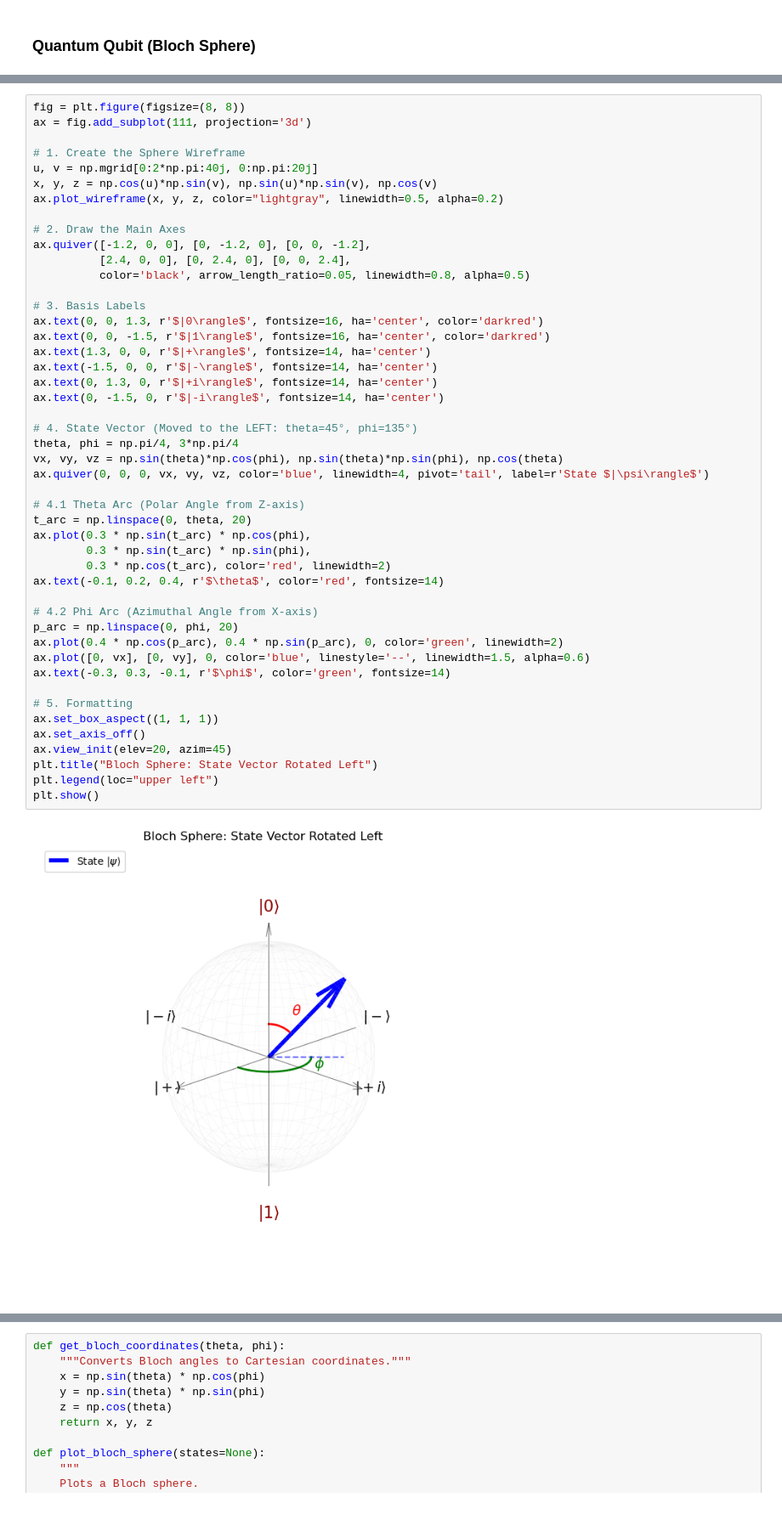
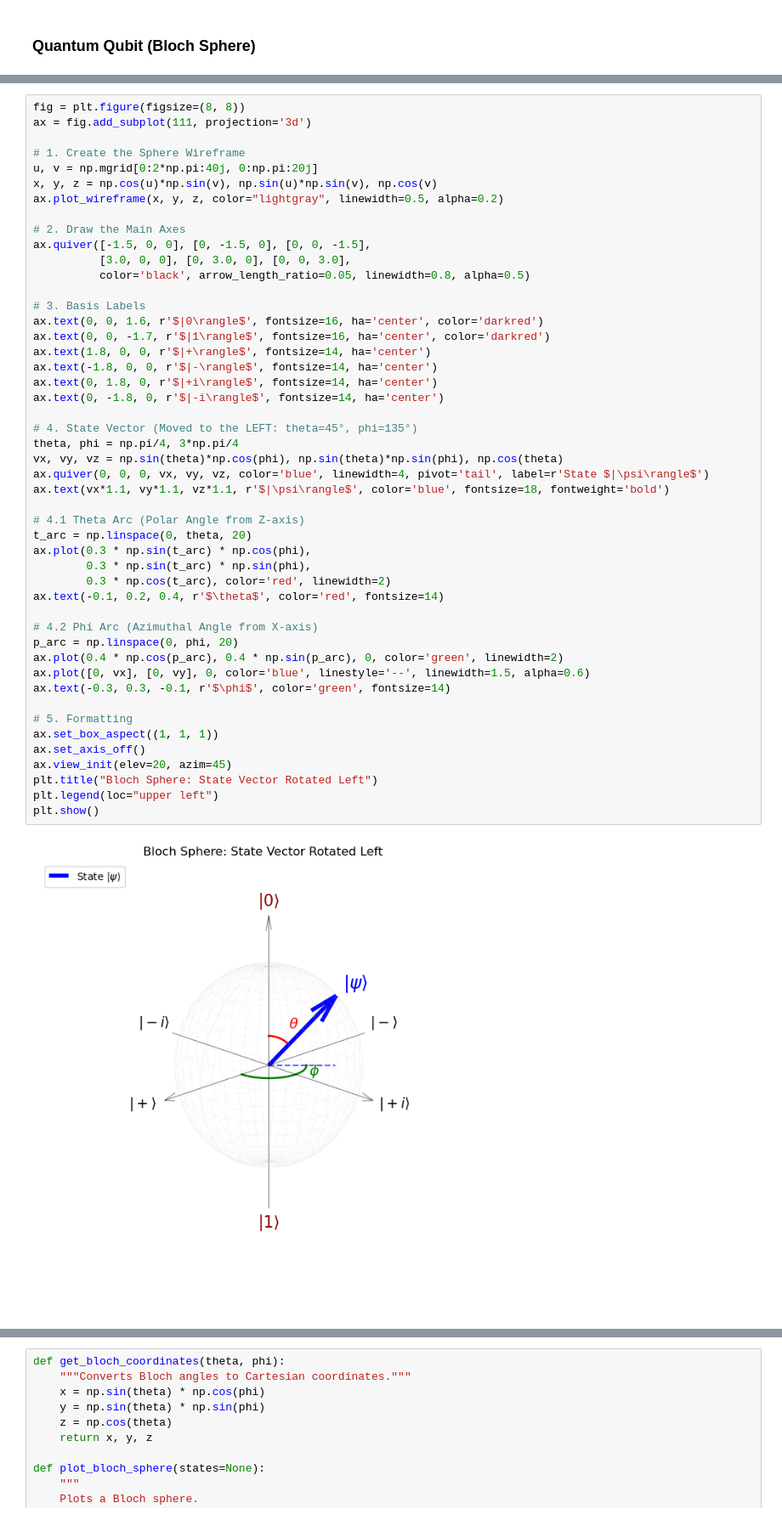
Before and after one commit to liliIvanova/SoftUniCources, a Jupyter notebook: Math_Concepts_for_Developers/Project/ML-DSA_Project.ipynb, the cells around one changed output, grey strips where cells are left out. Shown at 85% size. Cells and saved outputs as stored; diff of their text form.

Commit message:
Updated qubit chapter
Qubit graphic and the Qubit chapter partially.

```diff
--- a/Math_Concepts_for_Developers/Project/ML-DSA_Project.ipynb
+++ b/Math_Concepts_for_Developers/Project/ML-DSA_Project.ipynb
@@ -566,43 +570,44 @@ x, y, z = np.cos(u)*np.sin(v), np.sin(u)*np.sin(v), np.cos(v)
 ax.plot_wireframe(x, y, z, color="lightgray", linewidth=0.5, alpha=0.2)
 
 # 2. Draw the Main Axes
-ax.quiver([-1.2, 0, 0], [0, -1.2, 0], [0, 0, -1.2],
-          [2.4, 0, 0], [0, 2.4, 0], [0, 0, 2.4],
+ax.quiver([-1.5, 0, 0], [0, -1.5, 0], [0, 0, -1.5],
+          [3.0, 0, 0], [0, 3.0, 0], [0, 0, 3.0],
           color='black', arrow_length_ratio=0.05, linewidth=0.8, alpha=0.5)
 
 # 3. Basis Labels
-ax.text(0, 0, 1.3, r'$|0\rangle$', fontsize=16, ha='center', color='darkred')
-ax.text(0, 0, -1.5, r'$|1\rangle$', fontsize=16, ha='center', color='darkred')
-ax.text(1.3, 0, 0, r'$|+\rangle$', fontsize=14, ha='center')
-ax.text(-1.5, 0, 0, r'$|-\rangle$', fontsize=14, ha='center')
-ax.text(0, 1.3, 0, r'$|+i\rangle$', fontsize=14, ha='center')
-ax.text(0, -1.5, 0, r'$|-i\rangle$', fontsize=14, ha='center')
+ax.text(0, 0, 1.6, r'$|0\rangle$', fontsize=16, ha='center', color='darkred')
+ax.text(0, 0, -1.7, r'$|1\rangle$', fontsize=16, ha='center', color='darkred')
+ax.text(1.8, 0, 0, r'$|+\rangle$', fontsize=14, ha='center')
+ax.text(-1.8, 0, 0, r'$|-\rangle$', fontsize=14, ha='center')
+ax.text(0, 1.8, 0, r'$|+i\rangle$', fontsize=14, ha='center')
+ax.text(0, -1.8, 0, r'$|-i\rangle$', fontsize=14, ha='center')
 
 # 4. State Vector (Moved to the LEFT: theta=45°, phi=135°)
 theta, phi = np.pi/4, 3*np.pi/4
 vx, vy, vz = np.sin(theta)*np.cos(phi), np.sin(theta)*np.sin(phi), np.cos(theta)
 ax.quiver(0, 0, 0, vx, vy, vz, color='blue', linewidth=4, pivot='tail', label=r'State $|\psi\rangle$')
+ax.text(vx*1.1, vy*1.1, vz*1.1, r'$|\psi\rangle$', color='blue', fontsize=18, fontweight='bold')
 
 # 4.1 Theta Arc (Polar Angle from Z-axis)
 t_arc = np.linspace(0, theta, 20)
 ax.plot(0.3 * np.sin(t_arc) * np.cos(phi),
         0.3 * np.sin(t_arc) * np.sin(phi),
         0.3 * np.cos(t_arc), color='red', linewidth=2)
 ax.text(-0.1, 0.2, 0.4, r'$\theta$', color='red', fontsize=14)
 
 # 4.2 Phi Arc (Azimuthal Angle from X-axis)
 p_arc = np.linspace(0, phi, 20)
 ax.plot(0.4 * np.cos(p_arc), 0.4 * np.sin(p_arc), 0, color='green', linewidth=2)
 ax.plot([0, vx], [0, vy], 0, color='blue', linestyle='--', linewidth=1.5, alpha=0.6)
 ax.text(-0.3, 0.3, -0.1, r'$\phi$', color='green', fontsize=14)
 
 # 5. Formatting
 ax.set_box_aspect((1, 1, 1))
 ax.set_axis_off()
 ax.view_init(elev=20, azim=45)
 plt.title("Bloch Sphere: State Vector Rotated Left")
 plt.legend(loc="upper left")
 plt.show()
 # %% [output]
-[figure, old version]
+[figure, new version]
 # %% [markdown]
```
Also changed, not shown: parts of 2 cells of this notebook.
